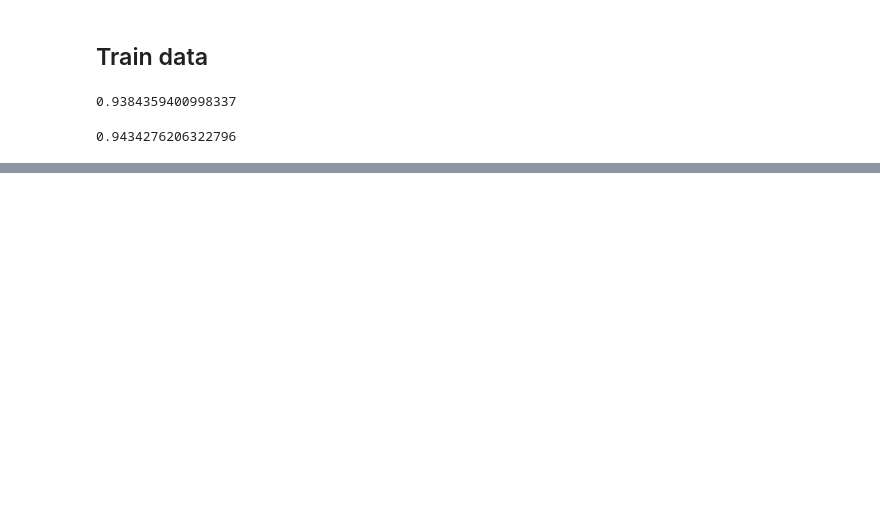
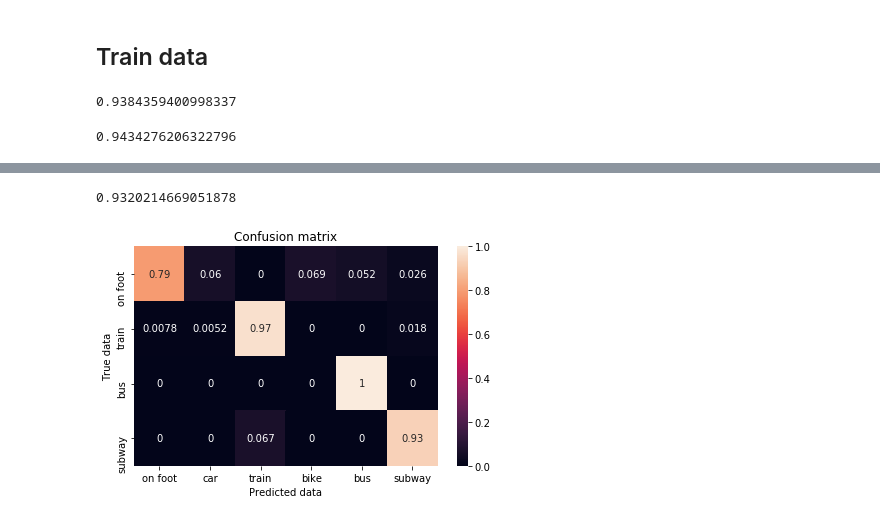
Before and after one commit to MihaiVisu/HonoursProject, a Jupyter notebook: notebooks/mixed_final_model.ipynb, the cells around one changed output, grey strips where cells are left out. Drawn from its saved outputs; the diff is of its cells as text; code cells hidden in the pictures; blank space fills up the shorter version.

```diff
--- a/notebooks/mixed_final_model.ipynb
+++ b/notebooks/mixed_final_model.ipynb
@@ -772,0 +872,48 @@ print(get_training_accuracy_mixed_models(rf, [
+# %%
+from math import radians, sqrt, cos, sin, atan2
+
+def distance_of_coords(lat1, lon1, lat2, lon2):
+    # If one coordinate is 0, return 0
+    if (lat1 == 0. and lon1 == 0.) or (lat2 == 0. and lon2 == 0.):
+        return 0.
+
+    # approximate radius of earth in km
+    R = 6373.0
+
+    lat1_rad = radians(lat1)
+    lon1_rad = radians(lon1)
+    lat2_rad = radians(lat2)
+    lon2_rad = radians(lon2)
+
+    dlon = abs(lon2_rad - lon1_rad)
+    dlat = abs(lat2_rad - lat1_rad)
+
+    a = sin(dlat / 2)**2 + cos(lat1) * cos(lat2) * sin(dlon / 2)**2
+
+    if a < 0:
+        return 0
+
+    c = 2 * atan2(sqrt(a), sqrt(1 - a))
+    distance = R * c
+
+    return distance
+# %%
+coords_train = list(zip(ldn_val['gpsLatitude'], ldn_val['gpsLongitude']))
+coords_train.append(( ldn_val['gpsLatitude'].iloc[-1], ldn_val['gpsLongitude'].iloc[-1]))
+adj_coords_train = list(zip(coords_train[:-1], coords_train[1:]))
+distances = np.asarray(list(map(lambda c: distance_of_coords(c[0][0], c[0][1], c[1][0], c[1][1]), adj_coords_train)))
+ldn_val['distances'] = distances
+for idx, label in enumerate(pred_labels):
+    if ldn_val['distances'].iloc[idx] == 0.0 and pred_labels[idx] == 2:
+        pred_labels[idx] = 6
+    if ldn_val['distances'].iloc[idx] <= 0.2 and pred_labels[idx] == 2 and ldn_val['environment_index'].iloc[idx] == 0:
+        pred_labels[idx] = 0
+print(accuracy_score(pred_labels, ldn_val['environment_index']))
+
+plot_confusion_matrix(ldn_val['environment_index'], pred_labels, title='Confusion matrix',
+                          file='../report/val_london_conf_speed.pdf',
+                          classes=['on foot', 'car', 'train', 'bike', 'bus', 'subway'],
+                          classes2=['on foot', 'train', 'bus', 'subway'])
+# %% [output]
+0.9320214669051878
+[figure, added]
```
Also changed, not shown: parts of 12 cells of this notebook, 2 other files.
